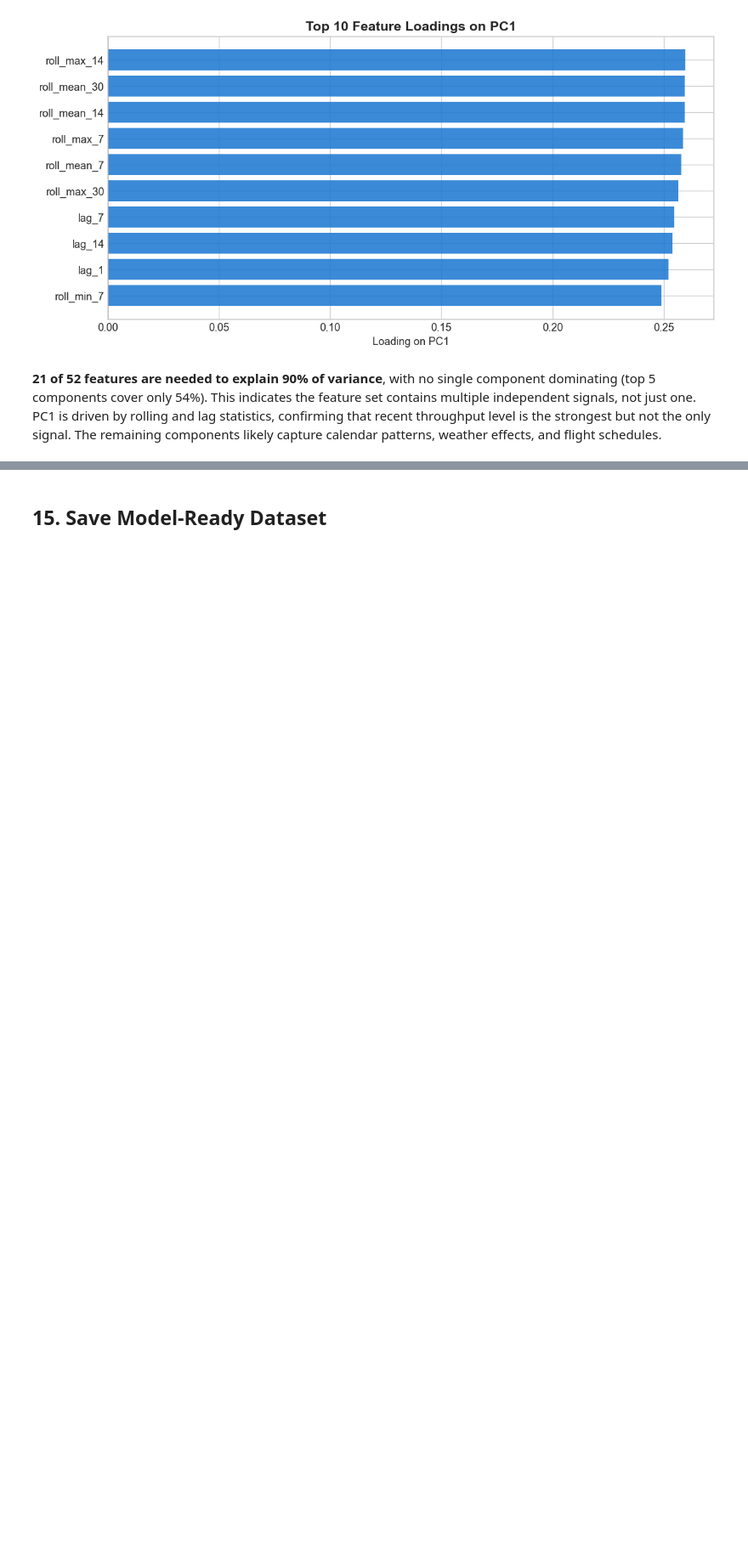
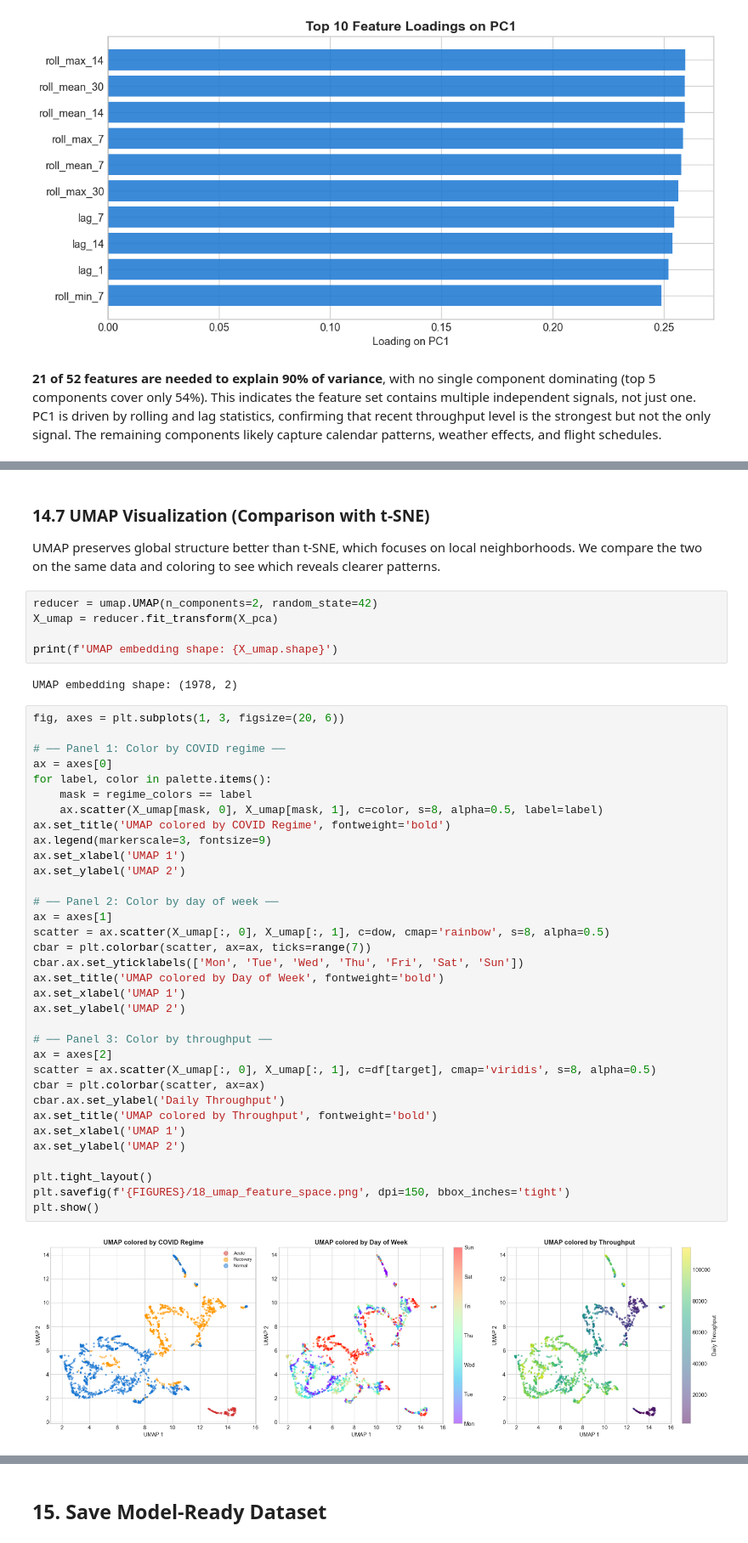
Before and after one commit to Arden-Zhu/jfk-passenger-forecasting, a Jupyter notebook: notebooks/02_feature_engineering.ipynb, the cells around one changed output, grey strips where cells are left out. Shown at 85% size. Cells and saved outputs as stored; diff of their text form; blank space fills up the shorter version.

```diff
--- a/notebooks/02_feature_engineering.ipynb
+++ b/notebooks/02_feature_engineering.ipynb
@@ -623,0 +823,49 @@ Top 10 features by absolute loading on PC1:
+# %% [markdown]
+### 14.7 UMAP Visualization (Comparison with t-SNE)
+
+UMAP preserves global structure better than t-SNE, which focuses on
+local neighborhoods. We compare the two on the same data and coloring
+to see which reveals clearer patterns.
+# %%
+reducer = umap.UMAP(n_components=2, random_state=42)
+X_umap = reducer.fit_transform(X_pca)
+
+print(f'UMAP embedding shape: {X_umap.shape}')
+# %% [output]
+UMAP embedding shape: (1978, 2)
+# %%
+fig, axes = plt.subplots(1, 3, figsize=(20, 6))
+
+# ── Panel 1: Color by COVID regime ──
+ax = axes[0]
+for label, color in palette.items():
+    mask = regime_colors == label
+    ax.scatter(X_umap[mask, 0], X_umap[mask, 1], c=color, s=8, alpha=0.5, label=label)
+ax.set_title('UMAP colored by COVID Regime', fontweight='bold')
+ax.legend(markerscale=3, fontsize=9)
+ax.set_xlabel('UMAP 1')
+ax.set_ylabel('UMAP 2')
+
+# ── Panel 2: Color by day of week ──
+ax = axes[1]
+scatter = ax.scatter(X_umap[:, 0], X_umap[:, 1], c=dow, cmap='rainbow', s=8, alpha=0.5)
+cbar = plt.colorbar(scatter, ax=ax, ticks=range(7))
+cbar.ax.set_yticklabels(['Mon', 'Tue', 'Wed', 'Thu', 'Fri', 'Sat', 'Sun'])
+ax.set_title('UMAP colored by Day of Week', fontweight='bold')
+ax.set_xlabel('UMAP 1')
+ax.set_ylabel('UMAP 2')
+
+# ── Panel 3: Color by throughput ──
+ax = axes[2]
+scatter = ax.scatter(X_umap[:, 0], X_umap[:, 1], c=df[target], cmap='viridis', s=8, alpha=0.5)
+cbar = plt.colorbar(scatter, ax=ax)
+cbar.ax.set_ylabel('Daily Throughput')
+ax.set_title('UMAP colored by Throughput', fontweight='bold')
+ax.set_xlabel('UMAP 1')
+ax.set_ylabel('UMAP 2')
+
+plt.tight_layout()
+plt.savefig(f'{FIGURES}/18_umap_feature_space.png', dpi=150, bbox_inches='tight')
+plt.show()
+# %% [output]
+[figure, added]
```
Also changed, not shown: parts of 22 cells of this notebook, 3 other files.
